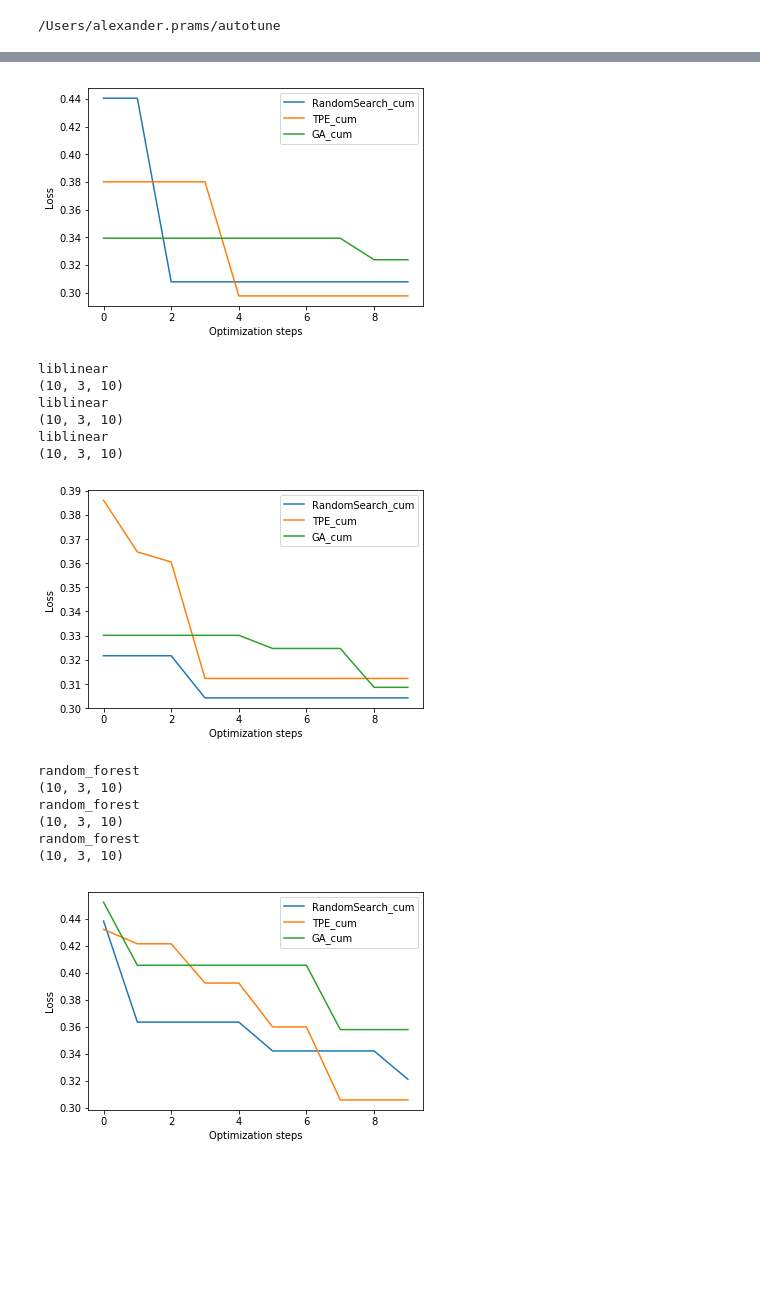
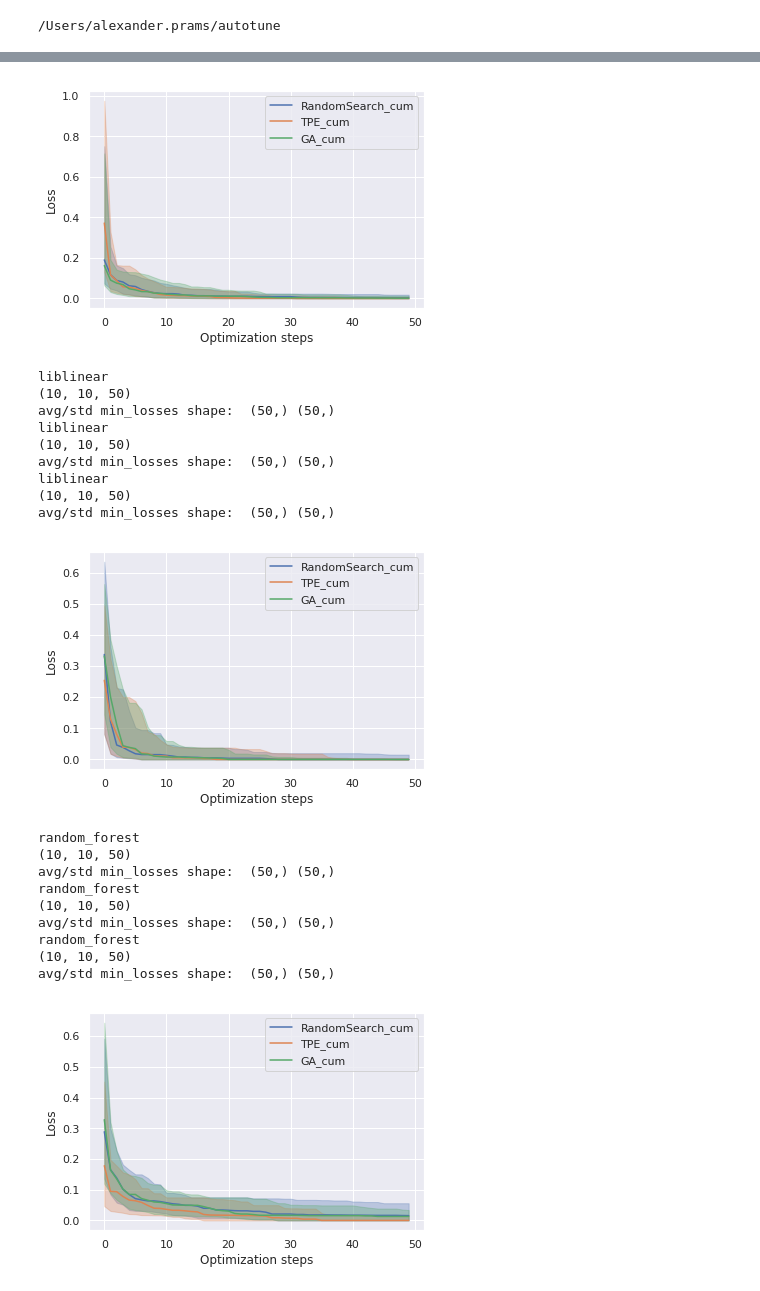
Before and after one commit to aprams/autotune, a Jupyter notebook: experiments/hpo_dataset_eval_analysis.ipynb, the cells around one changed output, grey strips where cells are left out. Saved outputs shown, nothing was run; the diff lists cells and outputs as text; code cells hidden in the pictures; blank space fills up the shorter version.

```diff
--- a/experiments/hpo_dataset_eval_analysis.ipynb
+++ b/experiments/hpo_dataset_eval_analysis.ipynb
@@ -6,7 +8,8 @@ import matplotlib.pyplot as plt
 import pickle
 import os
 import config
-
+import seaborn as sns
+sns.set()
 print(config.ROOT_FOLDER)
 # %% [output]
 /Users/alexander.prams/autotune
@@ -127,0 +109,34 @@ random_forest
+# %%
+def plot_results(np_results, dataset_idx=0, avg_datasets=False, t_0=0, plot_ranges=True, use_log_scale=False):
+    """
+    Plot results for given dataset or averaged from given start t_0
+    :param np_results: data to plot
+    :param dataset_idx: index of dataset to plot, not needed if avg_datasets=True
+    :param avg_datasets: Bool indicating whether to average over datasets or not
+    :param t_0: first time step to plot from
+    """
+    for classifier in np_results[list(np_results.keys())[0]]:
+        plt.figure()
+        ax = plt.gca()
+        for optimizer in np_results:
+            color = next(ax._get_lines.prop_cycler)['color']
+            print(classifier)
+            print(np_results[optimizer][classifier].shape)
+            tmp_data = np_results[optimizer][classifier] if avg_datasets else \
+                np_results[optimizer][classifier][dataset_idx]
+
+            avg_min_losses, std_min_losses, lower_min_losses, upper_min_losses = \
+                get_mean_std_min_losses_per_timestep(tmp_data, avg_datasets=avg_datasets, t_0=t_0)
+            plt.plot(range(t_0, t_0 + len(lower_min_losses)), avg_min_losses, label=optimizer + "_cum", color=color)
+            if plot_ranges:
+                plt.fill_between(x=range(t_0, t_0 + len(lower_min_losses)), y1=lower_min_losses,
+                                 y2=upper_min_losses, alpha=0.3, color=color)
+
+        plt.xlabel("Optimization steps")
+        plt.ylabel("Loss")
+        if use_log_scale:
+            plt.yscale('log')
+        plt.legend(loc='upper right')
+        plt.show()
+
+plot_results(loss_per_time_step, dataset_idx=1 , t_0=5)
@@ -128,6 +174,5 @@ random_forest
 # %%
 # Plot min max normalized losses
-
-plot_results(min_max_normalized_loss_per_time_step, avg_datasets=True)
+plot_results(min_max_normalized_loss_per_time_step, avg_datasets=True, t_0=0)
 # %% [output]
 libsvm_svc
@@ -139,18 +187,24 @@ libsvm_svc
-[figure, old version]
+[figure, new version]
 liblinear
-(10, 3, 10)
+(10, 10, 50)
+avg/std min_losses shape:  (50,) (50,)
 liblinear
-(10, 3, 10)
+(10, 10, 50)
+avg/std min_losses shape:  (50,) (50,)
 liblinear
-(10, 3, 10)
+(10, 10, 50)
+avg/std min_losses shape:  (50,) (50,)
-[figure, old version]
+[figure, new version]
 random_forest
-(10, 3, 10)
+(10, 10, 50)
+avg/std min_losses shape:  (50,) (50,)
 random_forest
-(10, 3, 10)
+(10, 10, 50)
+avg/std min_losses shape:  (50,) (50,)
 random_forest
-(10, 3, 10)
+(10, 10, 50)
+avg/std min_losses shape:  (50,) (50,)
-[figure, old version]
+[figure, new version]
 # %%
 ### Combined results
 def combined_results_to_numpy(combined_optimizer_results, result_idx=1):
```
Also changed, not shown: parts of 14 cells of this notebook, 4 other files.
